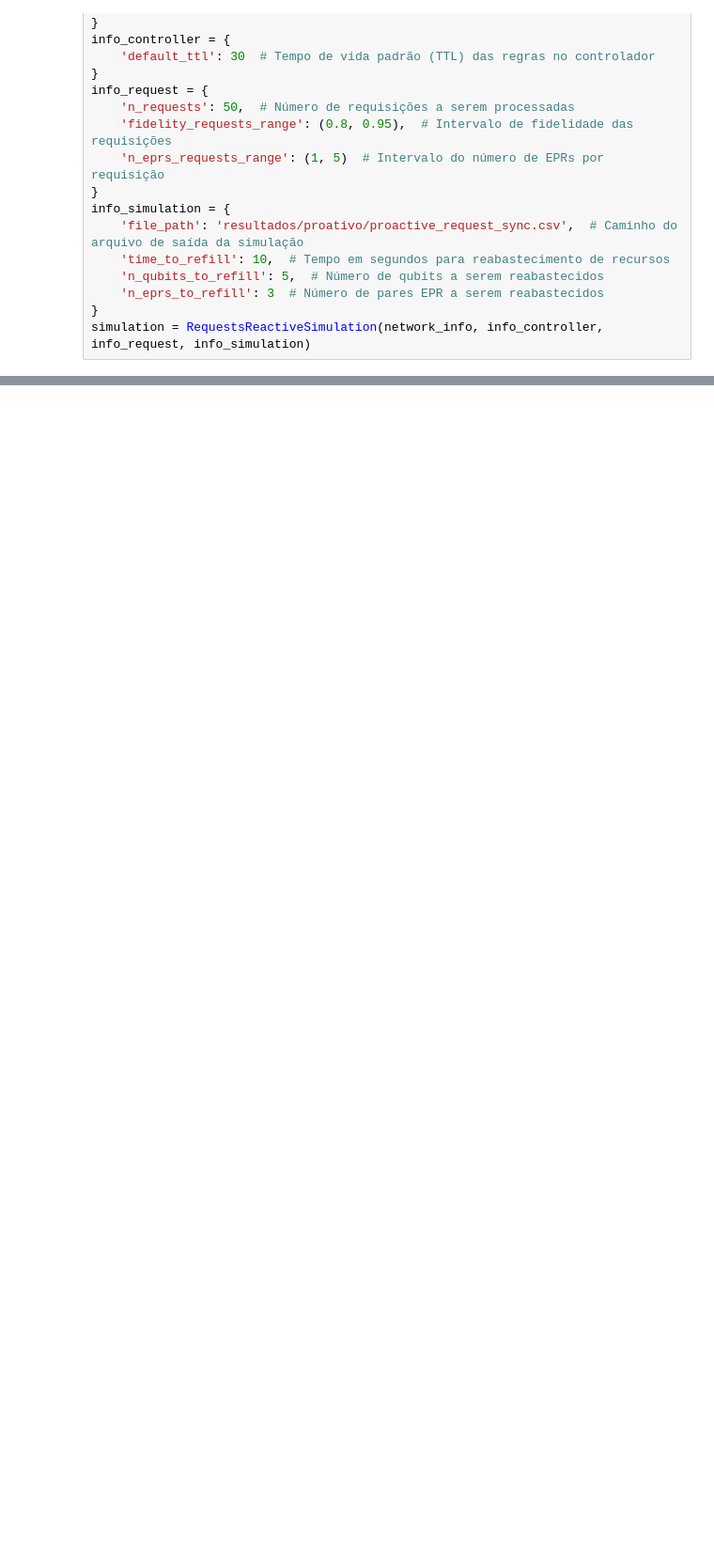
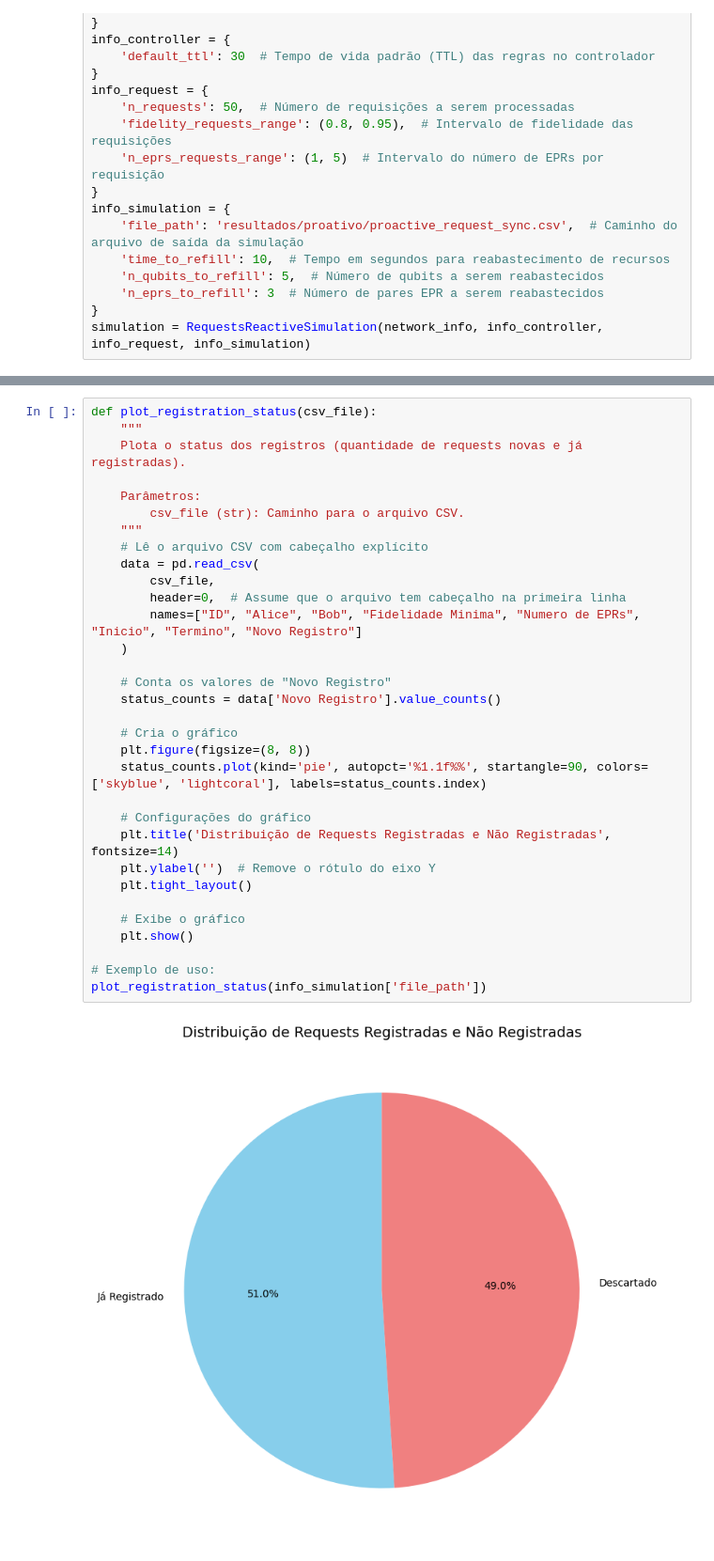
Before and after one commit to artuenric/QuatumNet, a Jupyter notebook: Requests - Proativo - Simulação (Simplificado).ipynb, the cells around one changed output, grey strips where cells are left out. Shown: that part at 94% size. Cells and saved outputs as stored; diff of their text form; blank space fills up the shorter version.

```diff
--- a/Requests - Proativo - Simulação (Simplificado).ipynb
+++ b/Requests - Proativo - Simulação (Simplificado).ipynb
@@ -44,0 +78,34 @@ Request R-6D2250: Start Time = 0, End Time = 49
+# %%
+def plot_registration_status(csv_file):
+    """
+    Plota o status dos registros (quantidade de requests novas e já registradas).
+
+    Parâmetros:
+        csv_file (str): Caminho para o arquivo CSV.
+    """
+    # Lê o arquivo CSV com cabeçalho explícito
+    data = pd.read_csv(
+        csv_file,
+        header=0,  # Assume que o arquivo tem cabeçalho na primeira linha
+        names=["ID", "Alice", "Bob", "Fidelidade Minima", "Numero de EPRs", "Inicio", "Termino", "Novo Registro"]
+    )
+
+    # Conta os valores de "Novo Registro"
+    status_counts = data['Novo Registro'].value_counts()
+
+    # Cria o gráfico
+    plt.figure(figsize=(8, 8))
+    status_counts.plot(kind='pie', autopct='%1.1f%%', startangle=90, colors=['skyblue', 'lightcoral'], labels=status_counts.index)
+
+    # Configurações do gráfico
+    plt.title('Distribuição de Requests Registradas e Não Registradas', fontsize=14)
+    plt.ylabel('')  # Remove o rótulo do eixo Y
+    plt.tight_layout()
+
+    # Exibe o gráfico
+    plt.show()
+
+# Exemplo de uso:
+plot_registration_status(info_simulation['file_path'])
+# %% [output]
+[figure, added]
```
Also changed, not shown: parts of 4 cells of this notebook, 11 other files.
